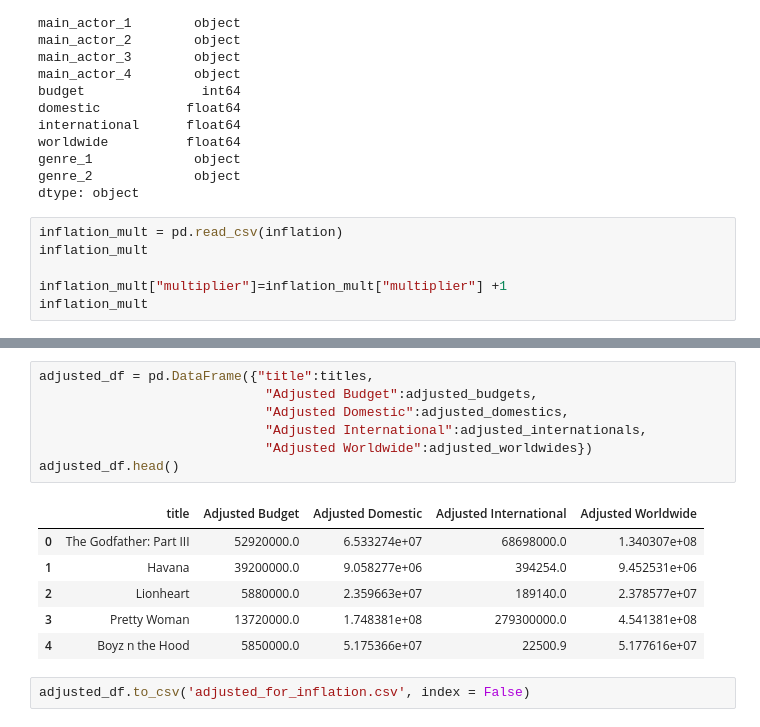
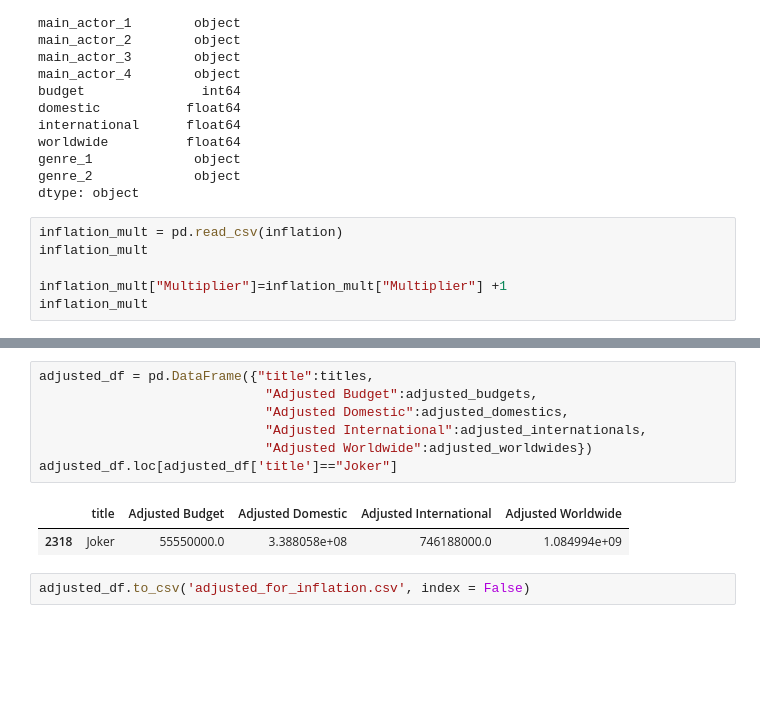
Before and after one commit to annammelnik/Project_1, a Jupyter notebook: Christopher Branch/Top Grossing Actors/gabriella_data_cleanup.ipynb, the cells around one changed output, grey strips where cells are left out. Drawn from its saved outputs; the diff is of its cells as text; blank space fills up the shorter version.

```diff
--- a/Christopher Branch/Top Grossing Actors/gabriella_data_cleanup.ipynb
+++ b/Christopher Branch/Top Grossing Actors/gabriella_data_cleanup.ipynb
@@ -62,6 +62,6 @@ dtype: object
 inflation_mult = pd.read_csv(inflation)
 inflation_mult
 
-inflation_mult["multiplier"]=inflation_mult["multiplier"] +1
+inflation_mult["Multiplier"]=inflation_mult["Multiplier"] +1
 inflation_mult
 # %% [output]
@@ -169,17 +185,13 @@ print(adjusted_worldwides)
 # %%
 adjusted_df = pd.DataFrame({"title":titles,
                              "Adjusted Budget":adjusted_budgets,
                              "Adjusted Domestic":adjusted_domestics,
                              "Adjusted International":adjusted_internationals,
                              "Adjusted Worldwide":adjusted_worldwides})
-adjusted_df.head()
+adjusted_df.loc[adjusted_df['title']=="Joker"]
 # %% [output]
 |  | title | Adjusted Budget | Adjusted Domestic | Adjusted International | Adjusted Worldwide |
-| 0 | The Godfather: Part III | 52920000.0 | 6.533274e+07 | 68698000.0 | 1.340307e+08 |
-| 1 | Havana | 39200000.0 | 9.058277e+06 | 394254.0 | 9.452531e+06 |
-| 2 | Lionheart | 5880000.0 | 2.359663e+07 | 189140.0 | 2.378577e+07 |
-| 3 | Pretty Woman | 13720000.0 | 1.748381e+08 | 279300000.0 | 4.541381e+08 |
-| 4 | Boyz n the Hood | 5850000.0 | 5.175366e+07 | 22500.9 | 5.177616e+07 |
+| 2318 | Joker | 55550000.0 | 3.388058e+08 | 746188000.0 | 1.084994e+09 |
 # %%
 adjusted_df.to_csv('adjusted_for_inflation.csv', index = False)
 # %%
```
Also changed, not shown: parts of 3 cells of this notebook, 2 other files.
